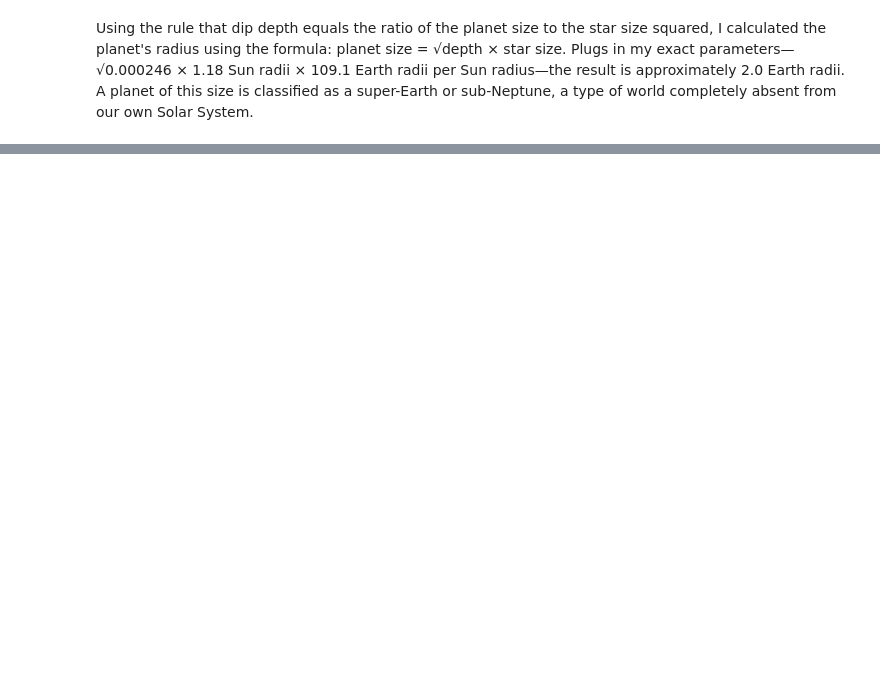
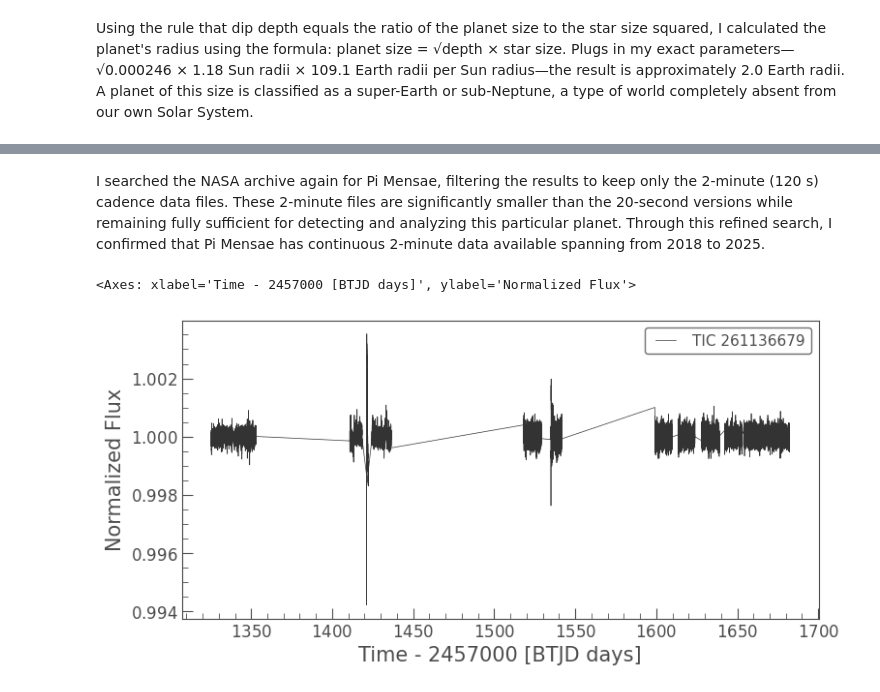
Before and after one commit to hariaksh-101/tess-exoplanet-hunt, a Jupyter notebook: 01_recovering_pi_mensae_c_with_TESS.ipynb, the cells around one changed output, grey strips where cells are left out. Drawn from its saved outputs; the diff is of its cells as text; code cells hidden in the pictures; blank space fills up the shorter version.

```diff
--- a/01_recovering_pi_mensae_c_with_TESS.ipynb
+++ b/01_recovering_pi_mensae_c_with_TESS.ipynb
@@ -108,2 +108,6 @@ Planet radius ≈ 2.0 Earth radii
 # %% [markdown]
 Using the rule that dip depth equals the ratio of the planet size to the star size squared, I calculated the planet's radius using the formula: planet size = √depth × star size. Plugs in my exact parameters—√0.000246 × 1.18 Sun radii × 109.1 Earth radii per Sun radius—the result is approximately 2.0 Earth radii. A planet of this size is classified as a super-Earth or sub-Neptune, a type of world completely absent from our own Solar System.
+# %%
+search120 = lk.search_lightcurve("Pi Mensae", mission="TESS",
+                                 author="SPOC", exptime=120)
+print(search120)
@@ -109,0 +132,9 @@ Using the rule that dip depth equals the ratio of the planet size to the star si
+# %% [markdown]
+I searched the NASA archive again for Pi Mensae, filtering the results to keep only the 2-minute (120 s) cadence data files. These 2-minute files are significantly smaller than the 20-second versions while remaining fully sufficient for detecting and analyzing this particular planet. Through this refined search, I confirmed that Pi Mensae has continuous 2-minute data available spanning from 2018 to 2025.
+# %%
+lcs = search120[0:6].download_all()
+stitched = lcs.stitch().remove_nans()
+stitched.plot()
+# %% [output]
+<Axes: xlabel='Time - 2457000 [BTJD days]', ylabel='Normalized Flux'>
+[figure, added]
```
Also changed, not shown: parts of 10 cells of this notebook.
